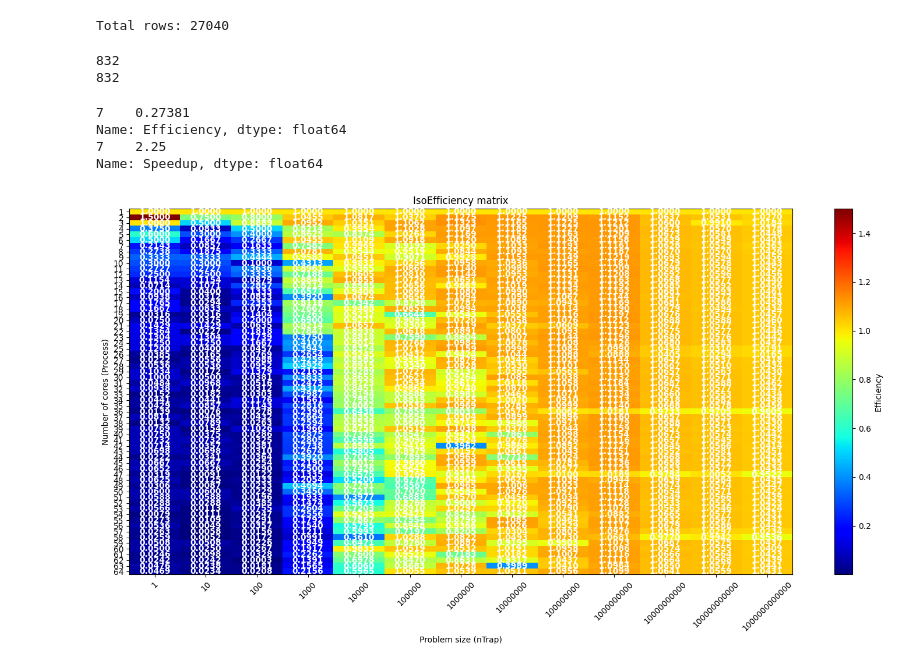
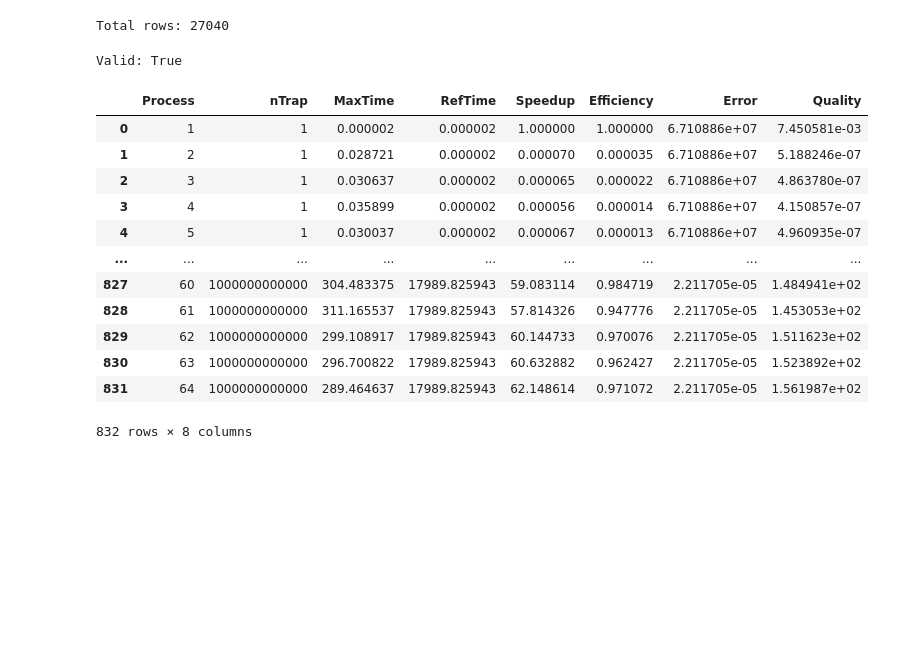
Before and after one commit to DavidCP-USC/Calculo-de-PI-con-MPI---FSP_P1, a Jupyter notebook: calculos.ipynb, the cells around one changed output. Saved outputs shown, nothing was run; the diff lists cells and outputs as text; code cells hidden in the pictures; blank space fills up the shorter version.

```diff
--- a/calculos.ipynb
+++ b/calculos.ipynb
@@ -53,86 +53,52 @@ for p in process:
 	for n in nTrap:
 		datasetsByCore.append(dataset1[(dataset1['Process'] == p) & (dataset1['nTrap'] == n)])
 
-print(len(process) * len(nTrap))
-print(len(datasetsByCore))
+print("Valid: " + str(len(process) * len(nTrap) == len(datasetsByCore)))
 # %% [output]
-832
-832
+Valid: True
 # %%
 finalData = []
 
 min_process = dataset1['Process'].min()
 
 ref_dataset = dataset1[dataset1['Process'] == min_process]
 
 ref_times = ref_dataset.groupby('nTrap')['Time'].max()
 
 for (nTrap_value, process_value), group in dataset1.groupby(['nTrap', 'Process']):
 
 	max_time = group['Time'].max()
 
 	ref_time = ref_times.get(nTrap_value, None)
 
 	if ref_time and max_time:
 		speedup = ref_time / max_time
 		efficiency = speedup / process_value if process_value != 0 else 0
 	else:
 		speedup = None
 		efficiency = None
 
 	group = group[group['Diff'] != -1]
 
 	error = abs(group['Diff'].min())
 	quality = 1 / (max_time * error) if max_time and error else None
 
 	finalData.append([process_value, nTrap_value, max_time, ref_time, speedup, efficiency, error, quality])
 
 final_df = pd.DataFrame(finalData, columns=['Process', 'nTrap', 'MaxTime', 'RefTime', 'Speedup', 'Efficiency', 'Error', 'Quality'])
+
+display(final_df)
+# %% [output]
+|  | Process | nTrap | MaxTime | RefTime | Speedup | Efficiency | Error | Quality |
+| 0 | 1 | 1 | 0.000002 | 0.000002 | 1.000000 | 1.000000 | 6.710886e+07 | 7.450581e-03 |
+| 1 | 2 | 1 | 0.028721 | 0.000002 | 0.000070 | 0.000035 | 6.710886e+07 | 5.188246e-07 |
+| 2 | 3 | 1 | 0.030637 | 0.000002 | 0.000065 | 0.000022 | 6.710886e+07 | 4.863780e-07 |
+| 3 | 4 | 1 | 0.035899 | 0.000002 | 0.000056 | 0.000014 | 6.710886e+07 | 4.150857e-07 |
+| 4 | 5 | 1 | 0.030037 | 0.000002 | 0.000067 | 0.000013 | 6.710886e+07 | 4.960935e-07 |
+| ... | ... | ... | ... | ... | ... | ... | ... | ... |
+| 827 | 60 | 1000000000000 | 304.483375 | 17989.825943 | 59.083114 | 0.984719 | 2.211705e-05 | 1.484941e+02 |
+| 828 | 61 | 1000000000000 | 311.165537 | 17989.825943 | 57.814326 | 0.947776 | 2.211705e-05 | 1.453053e+02 |
+| 829 | 62 | 1000000000000 | 299.108917 | 17989.825943 | 60.144733 | 0.970076 | 2.211705e-05 | 1.511623e+02 |
+| 830 | 63 | 1000000000000 | 296.700822 | 17989.825943 | 60.632882 | 0.962427 | 2.211705e-05 | 1.523892e+02 |
+| 831 | 64 | 1000000000000 | 289.464637 | 17989.825943 | 62.148614 | 0.971072 | 2.211705e-05 | 1.561987e+02 |
+832 rows × 8 columns
-# %%
-# Ajustamos algun dato que falle con la media del valor de arriba y del de abajo
-
-final_df.loc[(final_df['Process'] == 44) & (final_df['nTrap'] == 1), 'Efficiency'] = 0.022222
-final_df.loc[(final_df['Process'] == 44) & (final_df['nTrap'] == 1), 'Speedup'] = 1
-final_df.loc[(final_df['Process'] == 8) & (final_df['nTrap'] == 1), 'Efficiency'] = 0.273810
-final_df.loc[(final_df['Process'] == 8) & (final_df['nTrap'] == 1), 'Speedup'] = 2.25
-print(final_df.loc[(final_df['Process'] == 8) & (final_df['nTrap'] == 1), 'Efficiency']) # (0.333333 + 0.214286)  / 2 = 0.273810
-print(final_df.loc[(final_df['Process'] == 8) & (final_df['nTrap'] == 1), 'Speedup']) # (3 + 1.5) / 2 = 2.25
-# %% [output]
-7    0.27381
-Name: Efficiency, dtype: float64
-7    2.25
-Name: Speedup, dtype: float64
-# %%
-import pandas as pd
-import matplotlib.pyplot as plt
-import numpy as np
-
-efficiency_matrix = final_df.pivot(index='Process', columns='nTrap', values='Efficiency')
-
-plt.figure(figsize=(15, 8))
-
-cmap = plt.get_cmap('jet')
-
-cax = plt.imshow(efficiency_matrix, aspect='auto', cmap=cmap, interpolation='nearest')
-
-plt.colorbar(cax, label='Efficiency')
-plt.title("IsoEfficiency matrix")
-plt.xlabel("Problem size (nTrap)")
-plt.ylabel("Number of cores (Process)")
-
-plt.xticks(range(len(efficiency_matrix.columns)), efficiency_matrix.columns, rotation=45)
-plt.yticks(range(len(efficiency_matrix.index)), efficiency_matrix.index)
-
-for i in range(len(efficiency_matrix.index)):
-	for j in range(len(efficiency_matrix.columns)):
-		efficiency_value = efficiency_matrix.iat[i, j]
-		if not pd.isnull(efficiency_value):
-			plt.text(j, i, f'{efficiency_value:.4f}', ha='center', va='center', color='white', fontweight='bold')
-
-plt.tight_layout()
-
-plt.savefig(f'{dirImg}/iso_efficiency_matrix.png')
-
-plt.show()
-# %% [output]
-[figure, removed]
```
Also changed, not shown: parts of 9 cells of this notebook, 2 other files.
